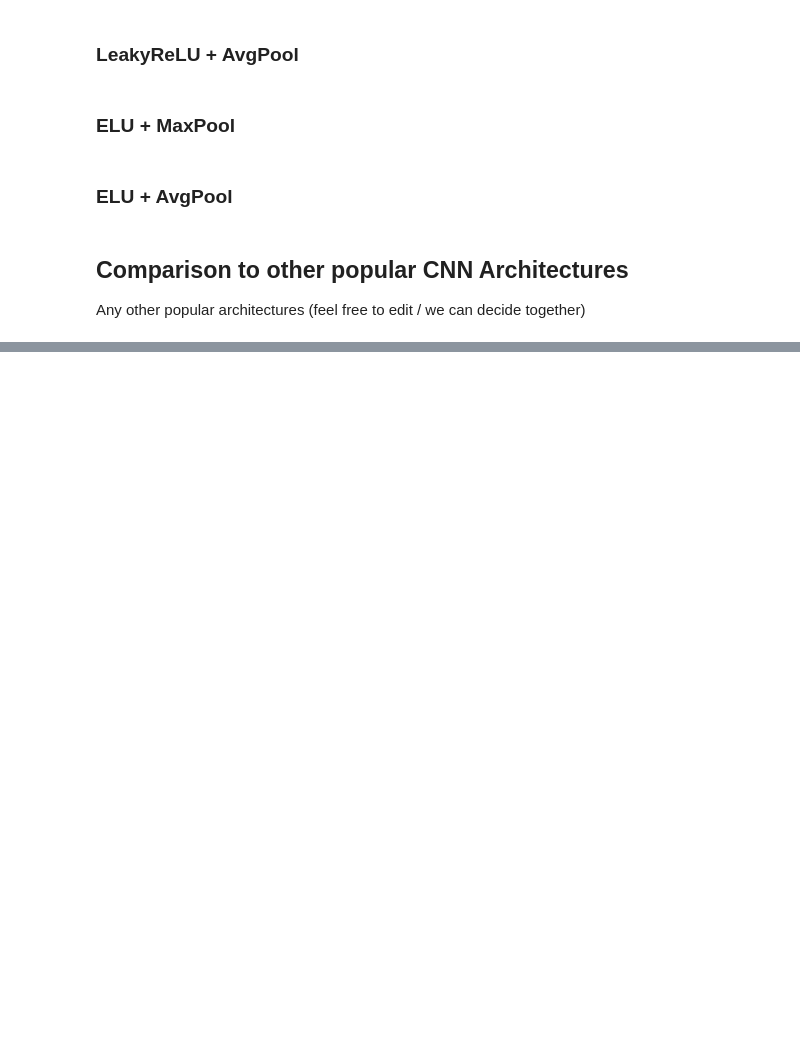
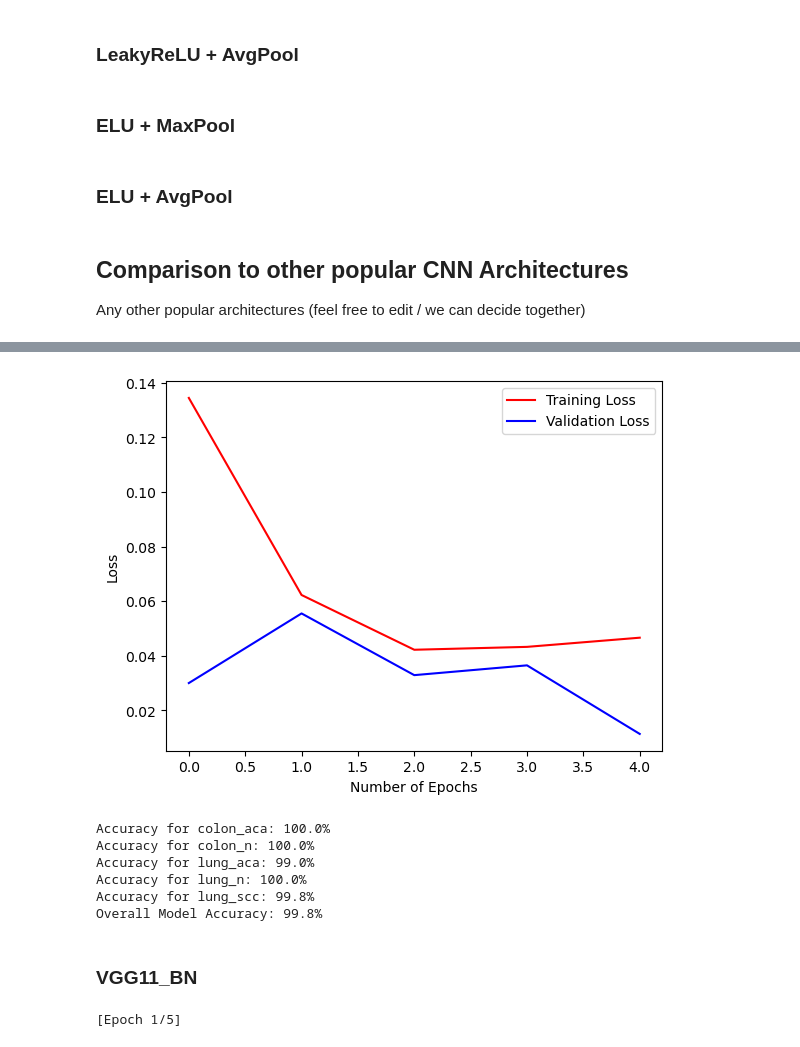
Before and after one commit to garrett-lam/CancerHistopathologyCNN, a Jupyter notebook: lung_colon_CNN.ipynb, the cells around one changed output, grey strips where cells are left out. Saved outputs shown, nothing was run; the diff lists cells and outputs as text; code cells hidden in the pictures; blank space fills up the shorter version.

```diff
--- a/lung_colon_CNN.ipynb
+++ b/lung_colon_CNN.ipynb
@@ -204,0 +254,6 @@ Any other popular architectures (feel free to edit / we can decide together)
+# %%
+model = EfficientNet_V2_S(num_classes, img_size)
+model = model.to(device)
+optimizer = optim.Adam(model.parameters(), lr = lr)
+train_loss, valid_loss = trainModel(model, None, None, img_size, train_loader, valid_loader, criterion, optimizer, num_epochs, device)
+saveModel(model, 'effnetV2_S')
@@ -204,0 +278,23 @@ Any other popular architectures (feel free to edit / we can decide together)
+# %%
+plotTrain(train_loss, valid_loss)
+# %% [output]
+[figure, added]
+# %%
+_ , _ = testNN(model, test_loader, classes, device)
+# %% [output]
+Accuracy for colon_aca: 100.0%
+Accuracy for colon_n: 100.0%
+Accuracy for lung_aca: 99.0%
+Accuracy for lung_n: 100.0%
+Accuracy for lung_scc: 99.8%
+Overall Model Accuracy: 99.8%
+# %% [markdown]
+### VGG11_BN
+# %%
+model = VGG11_bn(num_classes, img_size)
+model = model.to(device)
+optimizer = optim.Adam(model.parameters(), lr = lr)
+train_loss, valid_loss = trainModel(model, None, None, img_size, train_loader, valid_loader, criterion, optimizer, num_epochs, device)
+saveModel(model, 'vgg11_bn')
+# %% [output]
+[Epoch 1/5]
```
Also changed, not shown: parts of 11 cells of this notebook, 5 other files.
